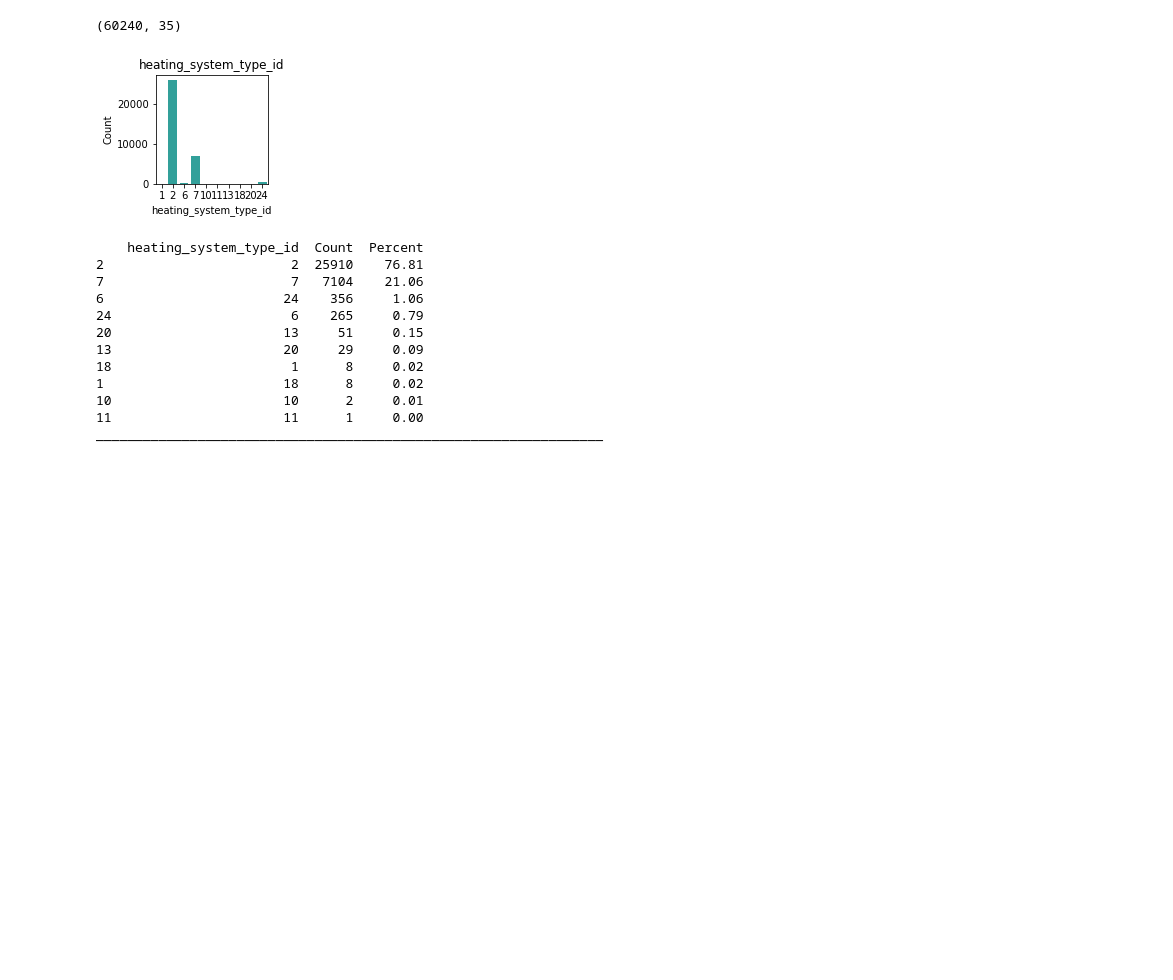
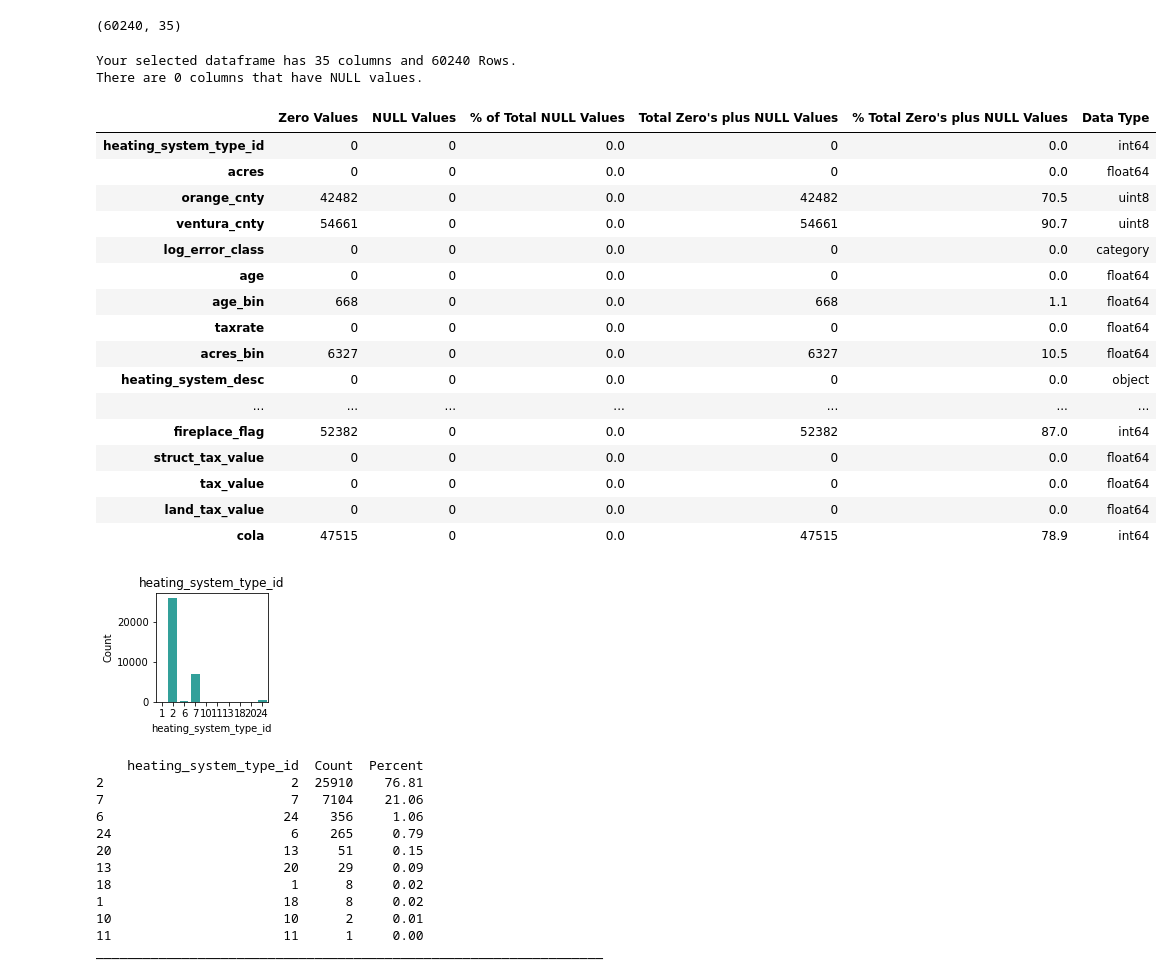
Before and after one commit to matt-and-alicia/zillow-clustering-project, a Jupyter notebook: matts_explore.ipynb, the cells around one changed output. Saved outputs shown, nothing was run; the diff lists cells and outputs as text; code cells hidden in the pictures; blank space fills up the shorter version.

```diff
--- a/matts_explore.ipynb
+++ b/matts_explore.ipynb
@@ -35,7 +56,27 @@ df.shape
 # %% [output]
 (60240, 35)
 # %%
-# w.missing_zero_values_table(df)
+w.missing_zero_values_table(df)
+# %% [output]
+Your selected dataframe has 35 columns and 60240 Rows.
+There are 0 columns that have NULL values.
+|  | Zero Values | NULL Values | % of Total NULL Values | Total Zero's plus NULL Values | % Total Zero's plus NULL Values | Data Type |
+| heating_system_type_id | 0 | 0 | 0.0 | 0 | 0.0 | int64 |
+| acres | 0 | 0 | 0.0 | 0 | 0.0 | float64 |
+| orange_cnty | 42482 | 0 | 0.0 | 42482 | 70.5 | uint8 |
+| ventura_cnty | 54661 | 0 | 0.0 | 54661 | 90.7 | uint8 |
+| log_error_class | 0 | 0 | 0.0 | 0 | 0.0 | category |
+| age | 0 | 0 | 0.0 | 0 | 0.0 | float64 |
+| age_bin | 668 | 0 | 0.0 | 668 | 1.1 | float64 |
+| taxrate | 0 | 0 | 0.0 | 0 | 0.0 | float64 |
+| acres_bin | 6327 | 0 | 0.0 | 6327 | 10.5 | float64 |
+| heating_system_desc | 0 | 0 | 0.0 | 0 | 0.0 | object |
+| ... | ... | ... | ... | ... | ... | ... |
+| fireplace_flag | 52382 | 0 | 0.0 | 52382 | 87.0 | int64 |
+| struct_tax_value | 0 | 0 | 0.0 | 0 | 0.0 | float64 |
+| tax_value | 0 | 0 | 0.0 | 0 | 0.0 | float64 |
+| land_tax_value | 0 | 0 | 0.0 | 0 | 0.0 | float64 |
+| cola | 47515 | 0 | 0.0 | 47515 | 78.9 | int64 |
 # %%
 binary_vars = ['pool_cnt', 'fireplace_flag','la_cnty', 'orange_cnty', 'ventura_cnty', 'cola']
 categorical_vars = ['heating_system_type_id', 'fips', 'fireplace_cnt', \
```
Also changed, not shown: parts of 1 cell of this notebook, 2 other files.
